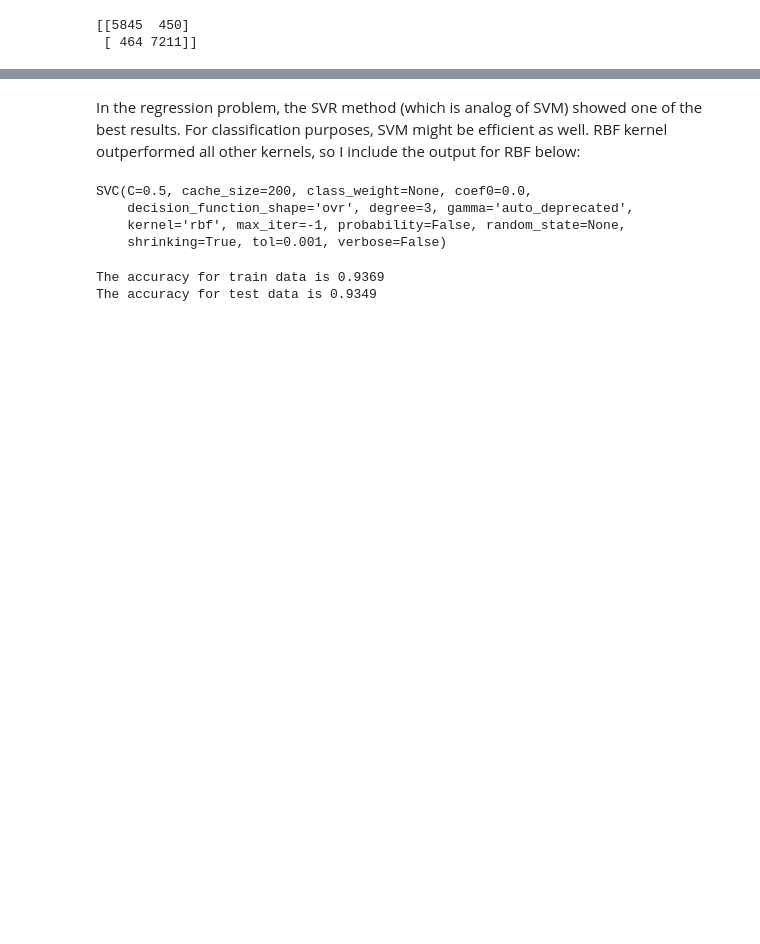
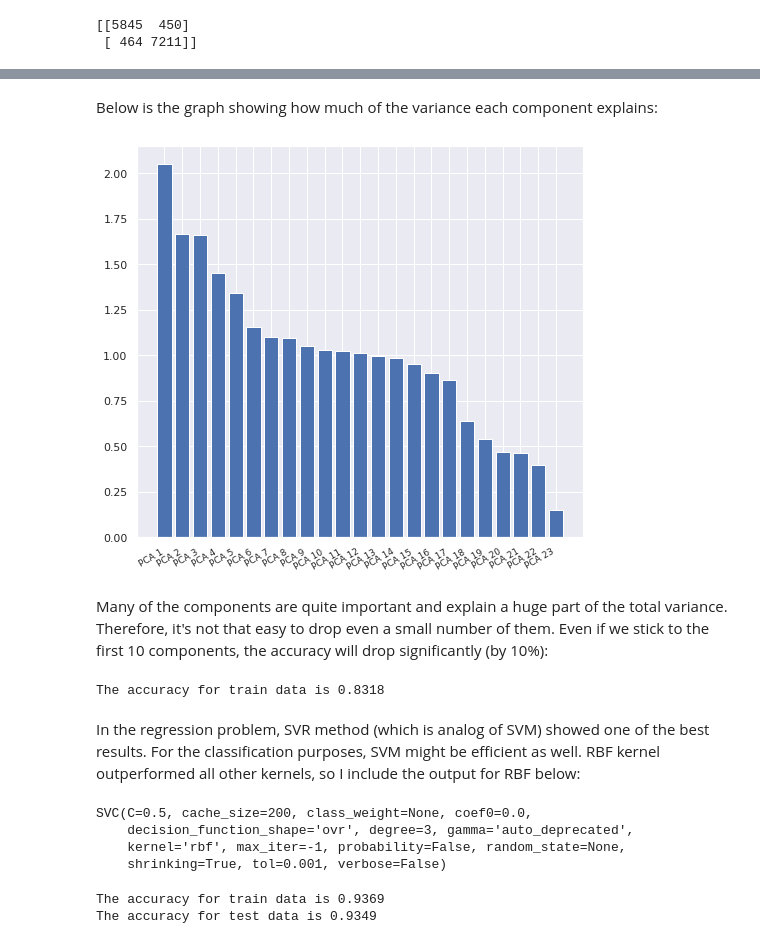
Before and after one commit to arinastnkv/ML-projects, a Jupyter notebook: ATP_Project_Notebook.ipynb, the cells around one changed output, grey strips where cells are left out. Cells and saved outputs as stored; diff of their text form; code cells hidden in the pictures; blank space fills up the shorter version.

```diff
--- a/ATP_Project_Notebook.ipynb
+++ b/ATP_Project_Notebook.ipynb
@@ -528,0 +599,22 @@ The diagonal elements show the number of correct classifications for each class.
+# %%
+from sklearn.preprocessing import StandardScaler
+scaler = StandardScaler()
+scaler.fit(X)
+X_scaled = scaler.transform(X)
+# %%
+from sklearn.decomposition import PCA
+model_pca = PCA().fit(X_scaled)
+# %% [markdown]
+Below is the graph showing how much of the variance each component explains:
+# %%
+sns.set()
+fig = plt.figure(figsize=(8, 8));
+PCA_components = ["PCA " + str(i) for i in np.arange(1,24)]
+plt.bar(PCA_components,model_pca.explained_variance_)
+plt.gcf().autofmt_xdate()
+plt.xticks(fontsize=9)
+plt.show()
+# %% [output]
+[figure, added]
+# %% [markdown]
+Many of the components are quite important and explain a huge part of the total variance. Therefore, it's not that easy to drop even a small number of them. Even if we stick to the first 10 components, the accuracy will drop significantly (by 10%):
@@ -529,5 +624,11 @@ The diagonal elements show the number of correct classifications for each class.
+# %%
+LogReg3 = LogisticRegression()
+LogReg3.fit(X_pca, y)
+print("The accuracy for train data is", round(LogReg3.score(X_pca, y), 4))
+# %% [output]
+The accuracy for train data is 0.8318
 # %% [markdown]
-In the regression problem, the SVR method (which is analog of SVM) showed one of the best results. For classification purposes, SVM might be efficient as well. RBF kernel outperformed all other kernels, so I include the output for RBF below:
+In the regression problem, SVR method (which is analog of SVM) showed one of the best results. For the classification purposes, SVM might be efficient as well. RBF kernel outperformed all other kernels, so I include the output for RBF below:
 # %%
 Xsc_train, Xsc_test, y_train, y_test = train_test_split(X_scaled, y, test_size=0.3)
 # %%
```
Also changed, not shown: parts of 50 cells of this notebook.
